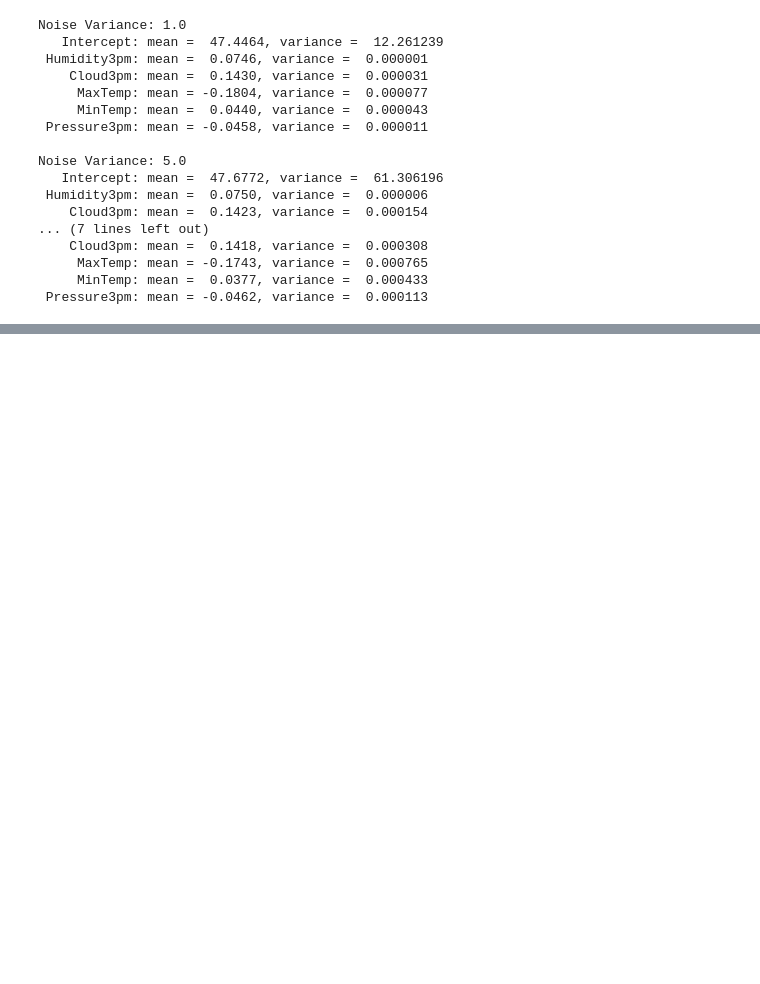
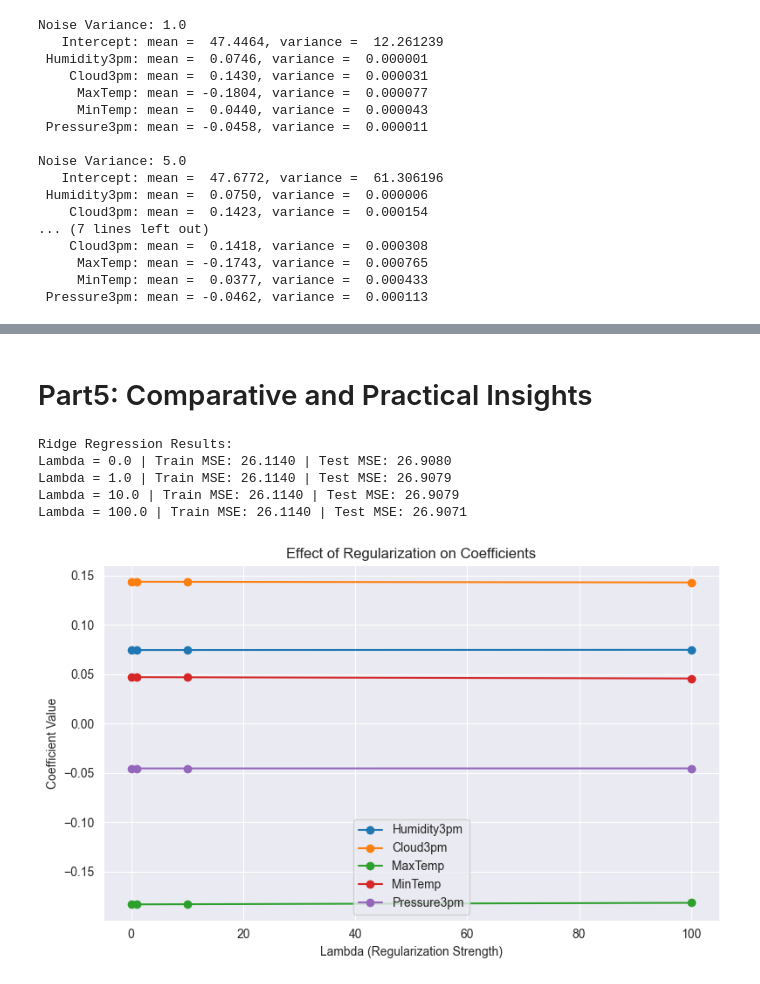
Before and after one commit to Mahyar-mhn/WeatherAUS_Rainfall_Regression_Analysis, a Jupyter notebook: main.ipynb, the cells around one changed output, grey strips where cells are left out. Saved outputs shown, nothing was run; the diff lists cells and outputs as text; code cells hidden in the pictures; blank space fills up the shorter version.

```diff
--- a/main.ipynb
+++ b/main.ipynb
@@ -782,0 +802,60 @@ Noise Variance: 5.0
+# %% [markdown]
+# Part5: Comparative and Practical Insights
+# %%
+import numpy as np
+import matplotlib.pyplot as plt
+
+# Set up design matrix and labels (clean data)
+X_train_ridge = X_train_mle_bias
+y_train_ridge = y_train_mle
+X_test_ridge = X_test_mle_bias
+y_test_ridge = y_test_mle
+
+# Try different regularization strengths
+lambdas = [0.0, 1.0, 10.0, 100.0]  # 0 = standard linear regression
+ridge_results = {}
+
+for l in lambdas:
+    # Ridge regression closed-form: w = (XᵗX + λI)⁻¹ Xᵗy
+    I = np.eye(X_train_ridge.shape[1])
+    I[0, 0] = 0  # Do not regularize the bias term
+
+    w_ridge = np.linalg.inv(X_train_ridge.T @ X_train_ridge + l * I) @ X_train_ridge.T @ y_train_ridge
+
+    # Compute MSE
+    y_train_pred = X_train_ridge @ w_ridge
+    y_test_pred = X_test_ridge @ w_ridge
+    mse_train = np.mean((y_train_ridge - y_train_pred) ** 2)
+    mse_test = np.mean((y_test_ridge - y_test_pred) ** 2)
+
+    ridge_results[l] = {
+        "weights": w_ridge,
+        "mse_train": mse_train,
+        "mse_test": mse_test
+    }
+
+# Display MSE comparison
+print("Ridge Regression Results:")
+for l, res in ridge_results.items():
+    print(f"Lambda = {l:.1f} | Train MSE: {res['mse_train']:.4f} | Test MSE: {res['mse_test']:.4f}")
+
+# Optional: visualize effect of regularization on weight magnitudes
+plt.figure(figsize=(8, 5))
+for i in range(1, X_train_ridge.shape[1]):  # skip intercept
+    weights = [ridge_results[l]['weights'][i] for l in lambdas]
+    plt.plot(lambdas, weights, marker='o', label=features_mle[i-1])
+
+plt.xlabel("Lambda (Regularization Strength)")
+plt.ylabel("Coefficient Value")
+plt.title("Effect of Regularization on Coefficients")
+plt.legend()
+plt.grid(True)
+plt.tight_layout()
+plt.show()
+# %% [output]
+Ridge Regression Results:
+Lambda = 0.0 | Train MSE: 26.1140 | Test MSE: 26.9080
+Lambda = 1.0 | Train MSE: 26.1140 | Test MSE: 26.9079
+Lambda = 10.0 | Train MSE: 26.1140 | Test MSE: 26.9079
+Lambda = 100.0 | Train MSE: 26.1140 | Test MSE: 26.9071
+[figure, added]
```
Also changed, not shown: parts of 4 cells of this notebook.
